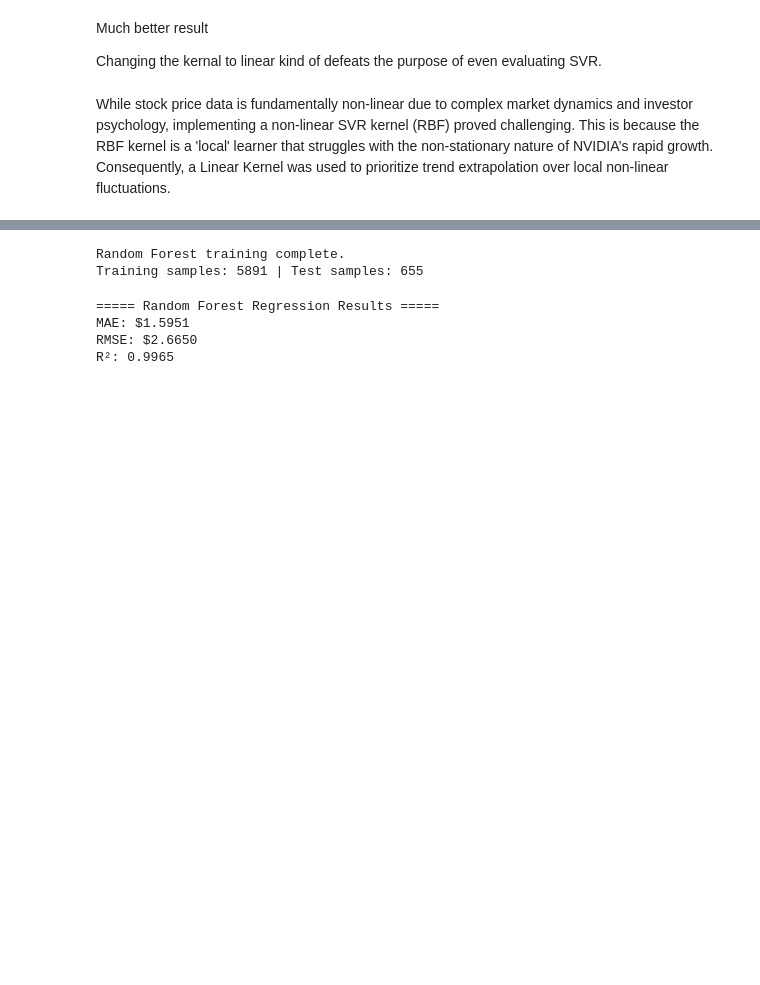
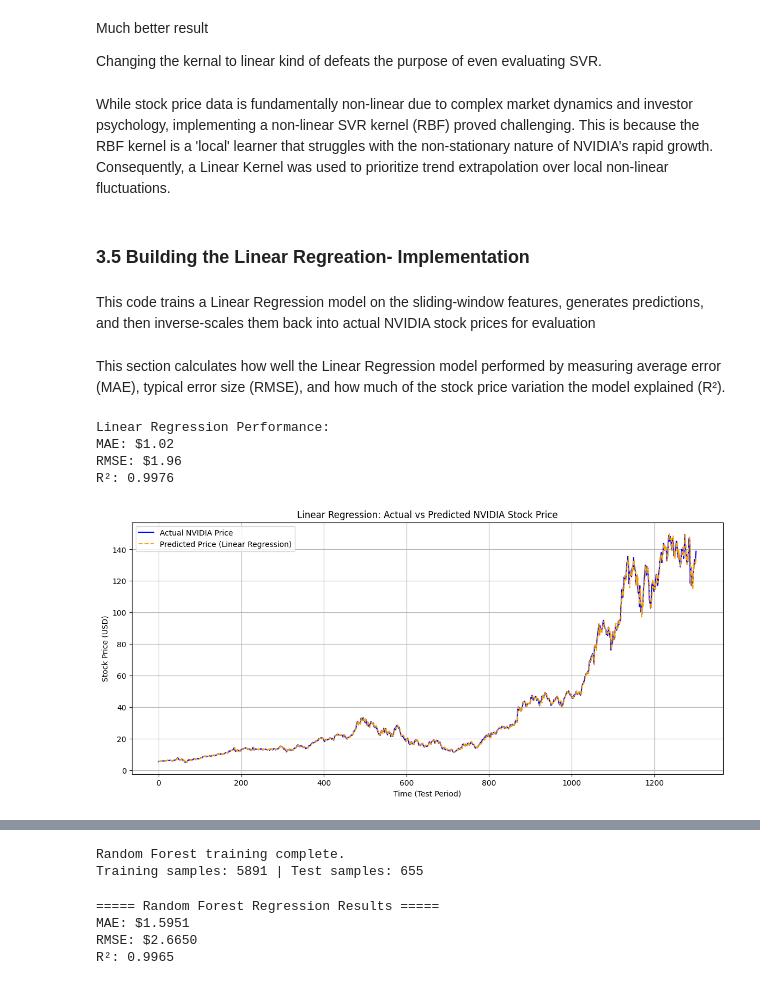
Before and after one commit to IntelligentSystemsProject/Stock-Market-Project, a Jupyter notebook: project.ipynb, the cells around one changed output, grey strips where cells are left out. Saved outputs shown, nothing was run; the diff lists cells and outputs as text; code cells hidden in the pictures; blank space fills up the shorter version.

Commit message:
Added Linear Regression Model

```diff
--- a/project.ipynb
+++ b/project.ipynb
@@ -688,3 +695,58 @@ Much better result
 Changing the kernal to linear kind of defeats the purpose of even evaluating SVR.
 # %% [markdown]
 While stock price data is fundamentally non-linear due to complex market dynamics and investor psychology, implementing a non-linear SVR kernel (RBF) proved challenging. This is because the RBF kernel is a 'local' learner that struggles with the non-stationary nature of NVIDIA’s rapid growth. Consequently, a Linear Kernel was used to prioritize trend extrapolation over local non-linear fluctuations.
+# %% [markdown]
+### 3.5 Building the Linear Regreation- Implementation
+# %% [markdown]
+This code trains a Linear Regression model on the sliding‑window features, generates predictions, and then inverse‑scales them back into actual NVIDIA stock prices for evaluation
+# %%
+from sklearn.linear_model import LinearRegression
+
+# Initialize and train the Linear Regression model on training data
+lr = LinearRegression()
+lr.fit(X_train, y_train)
+
+# Generate predictions for both training and test sets
+y_train_pred_lr = lr.predict(X_train)
+y_test_pred_lr = lr.predict(X_test)
+
+# Convert scaled predictions back to actual stock prices (inverse transform)
+y_pred_actual_lr = inverse_close_scaling(y_test_pred_lr, scaler, target_index)
+
+# Convert actual test labels back to real stock prices for comparison
+y_test_actual_lr = inverse_close_scaling(y_test, scaler, target_index)
+# %% [markdown]
+This section calculates how well the Linear Regression model performed by measuring average error (MAE), typical error size (RMSE), and how much of the stock price variation the model explained (R²).
+# %%
+# Calculate Mean Absolute Error (average dollar difference between predictions and actual prices)
+mae_lr = mean_absolute_error(y_test_actual_lr, y_pred_actual_lr)
+
+# Calculate Root Mean Squared Error (emphasizes larger errors, shows typical error size)
+rmse_lr = np.sqrt(mean_squared_error(y_test_actual_lr, y_pred_actual_lr))
+
+# Calculate R² (coefficient of determination, shows how much variance is explained by the model)
+r2_lr = r2_score(y_test_actual_lr, y_pred_actual_lr)
+
+print("\nLinear Regression Performance:")
+print(f"MAE: ${mae_lr:.2f}")
+print(f"RMSE: ${rmse_lr:.2f}")
+print(f"R²: {r2_lr:.4f}")
+# %% [output]
+Linear Regression Performance:
+MAE: $1.02
+RMSE: $1.96
+R²: 0.9976
+# %%
+# Plot the actual NVIDIA stock prices (blue) against the predicted prices from Linear Regression (orange).
+# This visualization helps assess how closely the model tracks the real market trend during the test period.
+plt.figure(figsize=(14,6))
+plt.plot(y_test_actual_lr, label="Actual NVIDIA Price", color="blue")
+plt.plot(y_pred_actual_lr, label="Predicted Price (Linear Regression)", color="orange", linestyle="--")
+plt.title("Linear Regression: Actual vs Predicted NVIDIA Stock Price")
+plt.xlabel("Time (Test Period)")
+plt.ylabel("Stock Price (USD)")
+plt.legend()
+plt.grid(True)
+plt.show()
+# %% [output]
+[figure, added]
```
Also changed, not shown: parts of 24 cells of this notebook, 6 other files.
